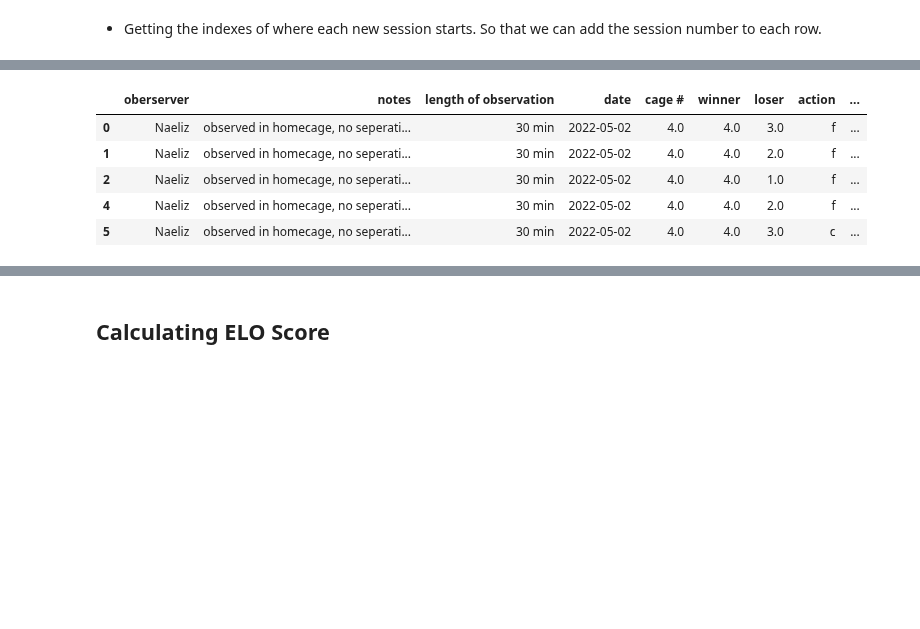
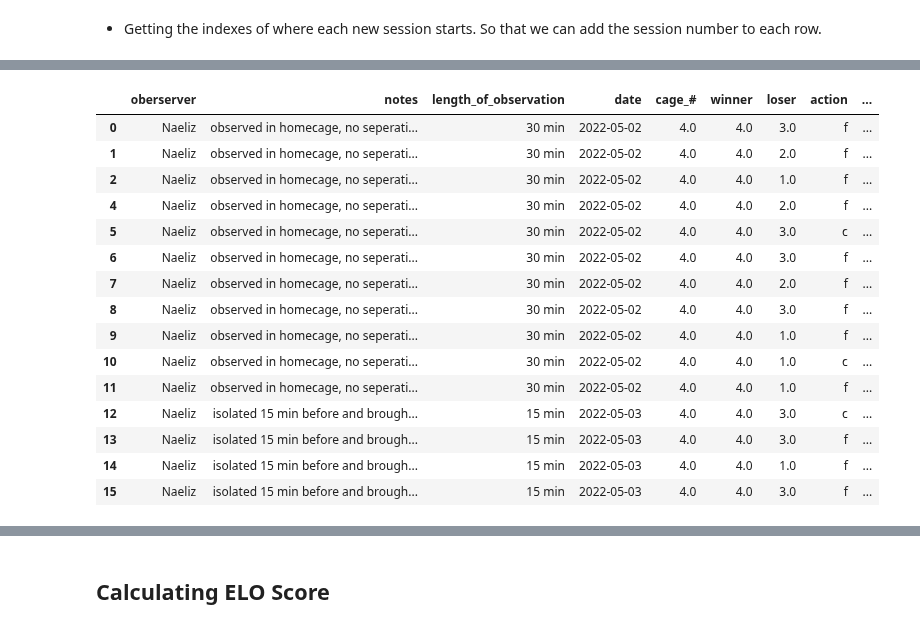
Before and after one commit to padillacoreanolab/behavioral_dataframe_processing, a Jupyter notebook: results/2022_09_29_pilot_1_2_3_analaysis/pilot_1/home_cage_processing.ipynb, the cells around one changed output, grey strips where cells are left out. Cells and saved outputs as stored; diff of their text form; code cells hidden in the pictures; blank space fills up the shorter version.

```diff
--- a/results/2022_09_29_pilot_1_2_3_analaysis/pilot_1/home_cage_processing.ipynb
+++ b/results/2022_09_29_pilot_1_2_3_analaysis/pilot_1/home_cage_processing.ipynb
@@ -514,0 +428,4 @@ sheet_name_to_everything[key]["processed_behavior_recording_dataframe"].tail()
+# %%
+all_action_column = "action"
+# %%
+all_scorable_action = ["f", "c"]
@@ -519,19 +498,24 @@ sheet_name_to_everything[key]["processed_behavior_recording_dataframe"].tail()
+# %%
+all_ties_column = None
 # %%
 for key, value in sheet_name_to_everything.items():
-    # Asking users to specify which column is the one with the winner's information
-    sheet_name_to_everything[key]["ties_column"] = input("""Type the name of the column that specifies whether or not a tie has occured
-    i.e. "ties"
+    if all_ties_column is not None:
+        # Asking users to specify which column is the one with the winner's information
+        sheet_name_to_everything[key]["ties_column"] = input("""Type the name of the column that specifies whether or not a tie has occured
+        i.e. "ties"
 
-    The available columns are: {}
+        The available columns are: {}
 
-    Note: If left blank, the column with "ties" in the name will be used as the column.
-    If there are none, then this part will be skipped
+        Note: If left blank, the column with "ties" in the name will be used as the column.
+        If there are none, then this part will be skipped
 
-    """.format(sheet_name_to_everything[key]["processed_behavior_recording_dataframe"].columns))
+        """.format(sheet_name_to_everything[key]["processed_behavior_recording_dataframe"].columns))
 
-    # Looks for columns with "winner" in them if none of inputted
-    if not sheet_name_to_everything[key]["ties_column"]:
-        if [col for col in sheet_name_to_everything[key]["processed_behavior_recording_dataframe"].columns if "ties" in col.lower()]:
-            sheet_name_to_everything[key]["ties_column"] = [col for col in sheet_name_to_everything[key]["processed_behavior_recording_dataframe"].columns if "ties" in col.lower()][0]
-        else:
-            sheet_name_to_everything[key]["ties_column"] = None
+        # Looks for columns with "winner" in them if none of inputted
+        if not sheet_name_to_everything[key]["ties_column"]:
+            if [col for col in sheet_name_to_everything[key]["processed_behavior_recording_dataframe"].columns if "ties" in col.lower()]:
+                sheet_name_to_everything[key]["ties_column"] = [col for col in sheet_name_to_everything[key]["processed_behavior_recording_dataframe"].columns if "ties" in col.lower()][0]
+            else:
+                sheet_name_to_everything[key]["ties_column"] = None
+    else:
+        sheet_name_to_everything[key]["ties_column"] = None
@@ -585,12 +548,22 @@ for key, value in sheet_name_to_everything.items():
     # This will be used to plot vertical lines for each new session
     sheet_name_to_everything[key]["processed_behavior_recording_dataframe"]['session_number_difference'] = sheet_name_to_everything[key]["processed_behavior_recording_dataframe"]['session_number'].diff()
 # %%
-sheet_name_to_everything[key]["processed_behavior_recording_dataframe"].head()
+sheet_name_to_everything[key]["processed_behavior_recording_dataframe"].head(n=15)
 # %% [output]
-|  | oberserver | notes | length of observation | date | cage # | winner | loser | action | ... |
+|  | oberserver | notes | length_of_observation | date | cage_# | winner | loser | action | ... |
 | 0 | Naeliz | observed in homecage, no seperati... | 30 min | 2022-05-02 | 4.0 | 4.0 | 3.0 | f | ... |
 | 1 | Naeliz | observed in homecage, no seperati... | 30 min | 2022-05-02 | 4.0 | 4.0 | 2.0 | f | ... |
 | 2 | Naeliz | observed in homecage, no seperati... | 30 min | 2022-05-02 | 4.0 | 4.0 | 1.0 | f | ... |
 | 4 | Naeliz | observed in homecage, no seperati... | 30 min | 2022-05-02 | 4.0 | 4.0 | 2.0 | f | ... |
 | 5 | Naeliz | observed in homecage, no seperati... | 30 min | 2022-05-02 | 4.0 | 4.0 | 3.0 | c | ... |
+| 6 | Naeliz | observed in homecage, no seperati... | 30 min | 2022-05-02 | 4.0 | 4.0 | 3.0 | f | ... |
+| 7 | Naeliz | observed in homecage, no seperati... | 30 min | 2022-05-02 | 4.0 | 4.0 | 2.0 | f | ... |
+| 8 | Naeliz | observed in homecage, no seperati... | 30 min | 2022-05-02 | 4.0 | 4.0 | 3.0 | f | ... |
+| 9 | Naeliz | observed in homecage, no seperati... | 30 min | 2022-05-02 | 4.0 | 4.0 | 1.0 | f | ... |
+| 10 | Naeliz | observed in homecage, no seperati... | 30 min | 2022-05-02 | 4.0 | 4.0 | 1.0 | c | ... |
+| 11 | Naeliz | observed in homecage, no seperati... | 30 min | 2022-05-02 | 4.0 | 4.0 | 1.0 | f | ... |
+| 12 | Naeliz | isolated 15 min before and brough... | 15 min | 2022-05-03 | 4.0 | 4.0 | 3.0 | c | ... |
+| 13 | Naeliz | isolated 15 min before and brough... | 15 min | 2022-05-03 | 4.0 | 4.0 | 3.0 | f | ... |
+| 14 | Naeliz | isolated 15 min before and brough... | 15 min | 2022-05-03 | 4.0 | 4.0 | 1.0 | f | ... |
+| 15 | Naeliz | isolated 15 min before and brough... | 15 min | 2022-05-03 | 4.0 | 4.0 | 3.0 | f | ... |
 # %%
```
Also changed, not shown: parts of 69 cells of this notebook, 2 other files.
